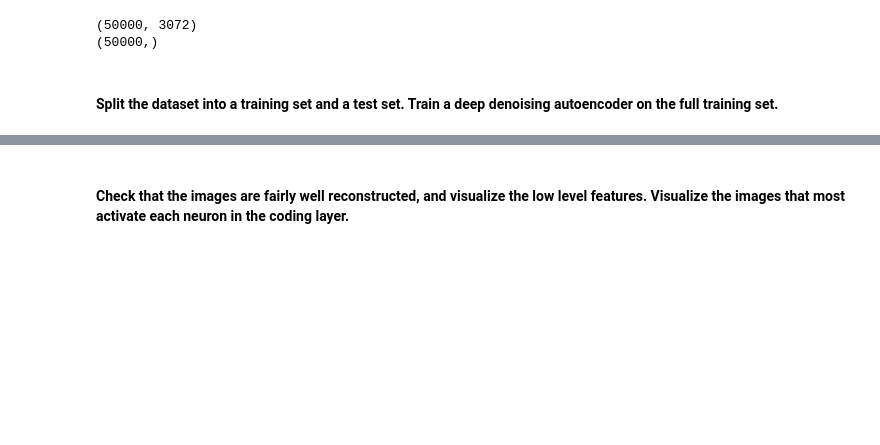
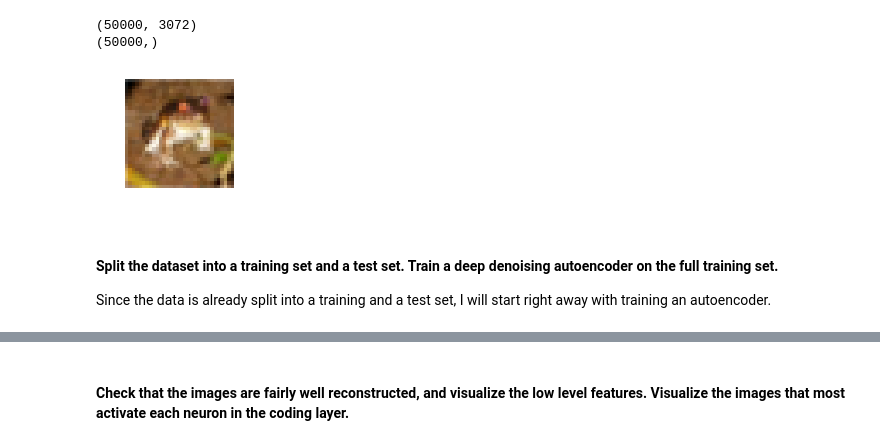
Before and after one commit to DCtheTall/hands-on-machine-learning, a Jupyter notebook: chapter15/Exercises.ipynb, the cells around one changed output, grey strips where cells are left out. Saved outputs shown, nothing was run; the diff lists cells and outputs as text; code cells hidden in the pictures; blank space fills up the shorter version.

```diff
--- a/chapter15/Exercises.ipynb
+++ b/chapter15/Exercises.ipynb
@@ -92,7 +92,7 @@ for i in range(1, 6):
   with open(batches_path + str(i), 'rb') as f:
     D = pickle.load(f, encoding='bytes')
     for data in D[b'data']:
-      X_train.append(data)
+      X_train.append(data / 255)
     for label in D[b'labels']:
       y_train.append(label)
 
@@ -100,18 +100,42 @@ X_test, y_test = [], []
 with open(test_batch_path, 'rb') as f:
   D = pickle.load(f, encoding='bytes')
   for data in D[b'data']:
-    X_test.append(data)
+    X_test.append(data / 255)
   for label in D[b'labels']:
     y_test.append(label)
 # %%
-X_train, y_train = np.array(X_train), np.array(y_train)
-X_test, y_test = np.array(X_test), np.array(y_test)
+X_train, y_train = \
+    np.array(X_train, dtype=np.float32), np.array(y_train, dtype=np.int32)
+X_test, y_test = \
+    np.array(X_test, dtype=np.float32), np.array(y_test, dtype=np.int32)
 # %%
 print(X_train.shape)
 print(y_train.shape)
 # %% [output]
 (50000, 3072)
 (50000,)
+# %%
+# Define a function to plot an image.
+
+import matplotlib.pyplot as plt
+
+def plot_image(img, shape=(32, 32, 3)):
+  plt.imshow(img.reshape(shape), cmap='gray', interpolation='nearest')
+  plt.axis('off')
+# %%
+# Defining a function for reshaping the data for plotting.
+
+def reshape_instance(instance):
+  pixels = [None for _ in range(32 ** 2)]
+  for i in range(32 ** 2):
+    pixels[i] = [instance[i + (j * (32 ** 2))] for j in range(3)]
+  return np.array(pixels, dtype=np.float32)
+# %%
+plt.figure(figsize=(2,2))
+plot_image(reshape_instance(X_train[0]))
+plt.show()
+# %% [output]
+[figure, added]
 # %%
 # Defining a function for generating mini-batches during training.
 
@@ -124,3 +148,5 @@ def shuffle_batches(X, y, batch_size):
     yield X[batch_idx], y[batch_idx]
 # %% [markdown]
 #### Split the dataset into a training set and a test set. Train a deep denoising autoencoder on the full training set.
+
+Since the data is already split into a training and a test set, I will start right away with training an autoencoder.
```
Also changed, not shown: parts of 11 cells of this notebook.
